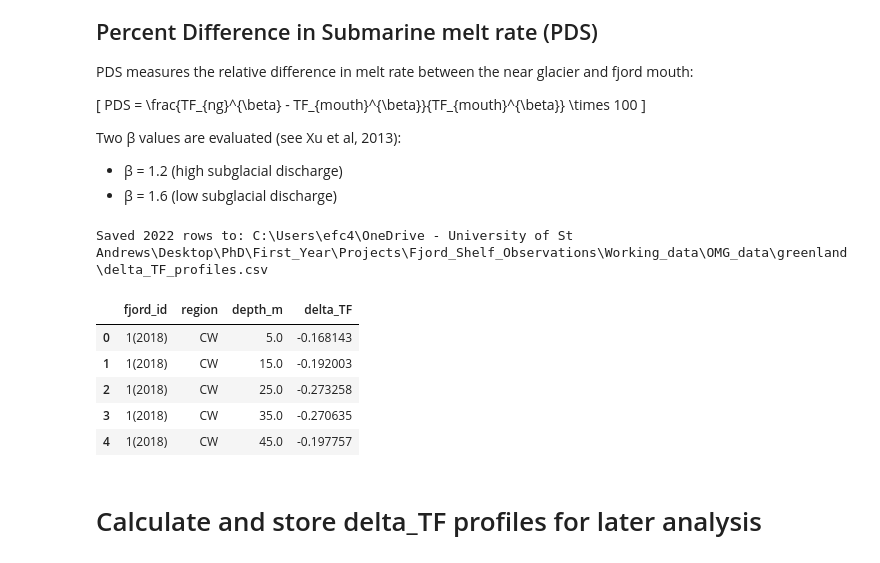
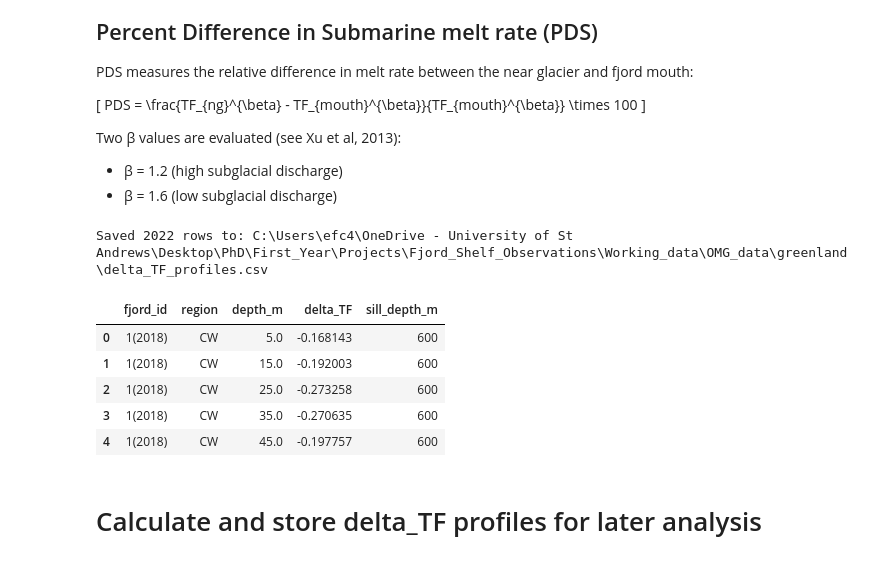
Before and after one commit to efcameron/greenlandFjordsOMG, a Jupyter notebook: fig3_TFandPDS_v2.ipynb, the cells around one changed output. Saved outputs shown, nothing was run; the diff lists cells and outputs as text; code cells hidden in the pictures.

Commit message:
appending sill depth to delta_TF csv

```diff
--- a/fig3_TFandPDS_v2.ipynb
+++ b/fig3_TFandPDS_v2.ipynb
@@ -312,39 +312,40 @@ for i, profile in TF_profiles.items():
     row        = df_filtered.loc[i]
     fjord_id   = row["fjord_id"]
     region     = row["region"].strip().upper()
 
     TF_ng_binned    = profile["TF_ng"]
     TF_mouth_binned = profile["TF_mouth"]
 
     with np.errstate(invalid='ignore'):
         delta_TF = TF_ng_binned - TF_mouth_binned
 
     for depth_val, dtf in zip(bin_centers, delta_TF):
         if np.isnan(dtf):
             continue
         delta_rows.append({
             "fjord_id": fjord_id,
             "region":   region,
             "depth_m":  depth_val,
             "delta_TF": dtf,
+            "sill_depth_m": row.get("sill_depth_m", np.nan),
         })
 
 delta_df = pd.DataFrame(delta_rows)
 delta_df = delta_df.sort_values(["fjord_id", "depth_m"]).reset_index(drop=True)
 
 output_file = os.path.join(csv_dir, "delta_TF_profiles.csv")
 delta_df.to_csv(output_file, index=False)
 
 print(f"Saved {len(delta_df)} rows to: {output_file}")
 delta_df.head()
 # %% [output]
 Saved 2022 rows to: C:\Users\efc4\OneDrive - University of St Andrews\Desktop\PhD\First_Year\Projects\Fjord_Shelf_Observations\Working_data\OMG_data\greenland\delta_TF_profiles.csv
-|  | fjord_id | region | depth_m | delta_TF |
-| 0 | 1(2018) | CW | 5.0 | -0.168143 |
-| 1 | 1(2018) | CW | 15.0 | -0.192003 |
-| 2 | 1(2018) | CW | 25.0 | -0.273258 |
-| 3 | 1(2018) | CW | 35.0 | -0.270635 |
-| 4 | 1(2018) | CW | 45.0 | -0.197757 |
+|  | fjord_id | region | depth_m | delta_TF | sill_depth_m |
+| 0 | 1(2018) | CW | 5.0 | -0.168143 | 600 |
+| 1 | 1(2018) | CW | 15.0 | -0.192003 | 600 |
+| 2 | 1(2018) | CW | 25.0 | -0.273258 | 600 |
+| 3 | 1(2018) | CW | 35.0 | -0.270635 | 600 |
+| 4 | 1(2018) | CW | 45.0 | -0.197757 | 600 |
 # %% [markdown]
 # Calculate and store delta_TF profiles for later analysis
 # %% [markdown]
```
